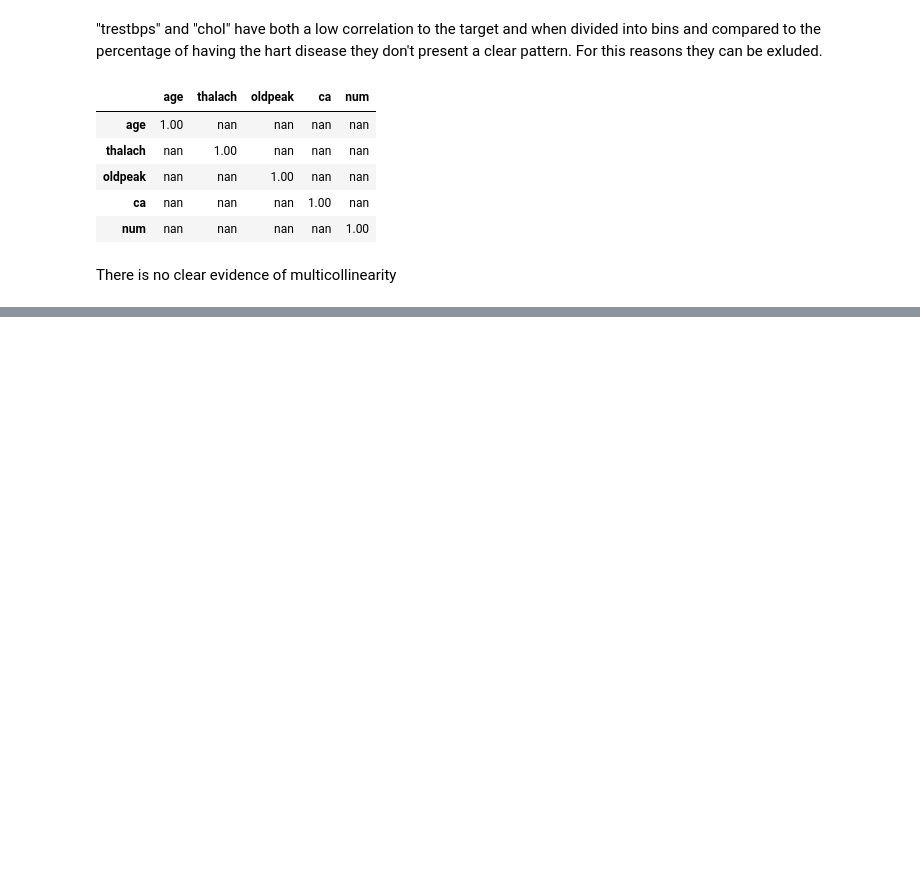
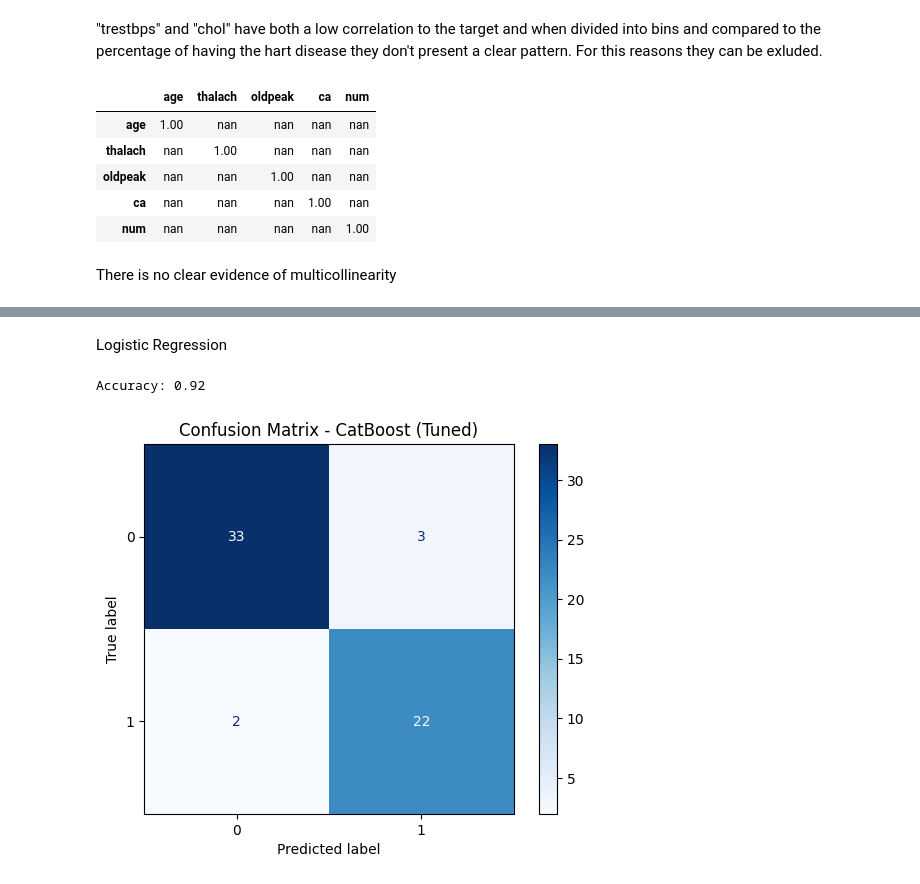
Before and after one commit to GioDeFra/Cleveland_Hart_Disease, a Jupyter notebook: Code.ipynb, the cells around one changed output, grey strips where cells are left out. Saved outputs shown, nothing was run; the diff lists cells and outputs as text; code cells hidden in the pictures; blank space fills up the shorter version.

```diff
--- a/Code.ipynb
+++ b/Code.ipynb
@@ -252,0 +303,13 @@ There is no clear evidence of multicollinearity
+# %%
+fin=fin.dropna()
+fin1=fin.copy()
+# %%
+from sklearn.preprocessing import LabelEncoder
+
+le= LabelEncoder()
+
+fin1["cp"]=le.fit_transform(fin1["cp"])
+fin1["thalach"]=le.fit_transform(fin1["thalach"])
+fin1["restecg"]=le.fit_transform(fin1["restecg"])
+
+fin1=pd.get_dummies(fin1,columns=["slope"],drop_first=True)
@@ -252,0 +334,3 @@ There is no clear evidence of multicollinearity
+# %%
+X=fin1.drop("num",axis=1)
+y=fin1["num"]
@@ -252,0 +357,25 @@ There is no clear evidence of multicollinearity
+# %%
+from sklearn.model_selection import train_test_split
+X_train, X_test, y_train, y_test= train_test_split(X,y,test_size=0.20, random_state=42)
+# %% [markdown]
+Logistic Regression
+# %%
+from sklearn.linear_model import LogisticRegression
+from sklearn.metrics import accuracy_score, confusion_matrix, ConfusionMatrixDisplay
+log_reg = LogisticRegression()
+log_reg.fit(X_train, y_train)
+
+y_pred = log_reg.predict(X_test)
+
+accuracy = accuracy_score(y_test, y_pred)
+conf_matrix = confusion_matrix(y_test, y_pred)
+
+print("Accuracy:",round(accuracy,2))
+
+disp = ConfusionMatrixDisplay(confusion_matrix=conf_matrix, display_labels=log_reg.classes_)
+disp.plot(cmap='Blues')
+plt.title('Confusion Matrix - CatBoost (Tuned)')
+plt.show()
+# %% [output]
+Accuracy: 0.92
+[figure, added]
```
Also changed, not shown: parts of 15 cells of this notebook.
